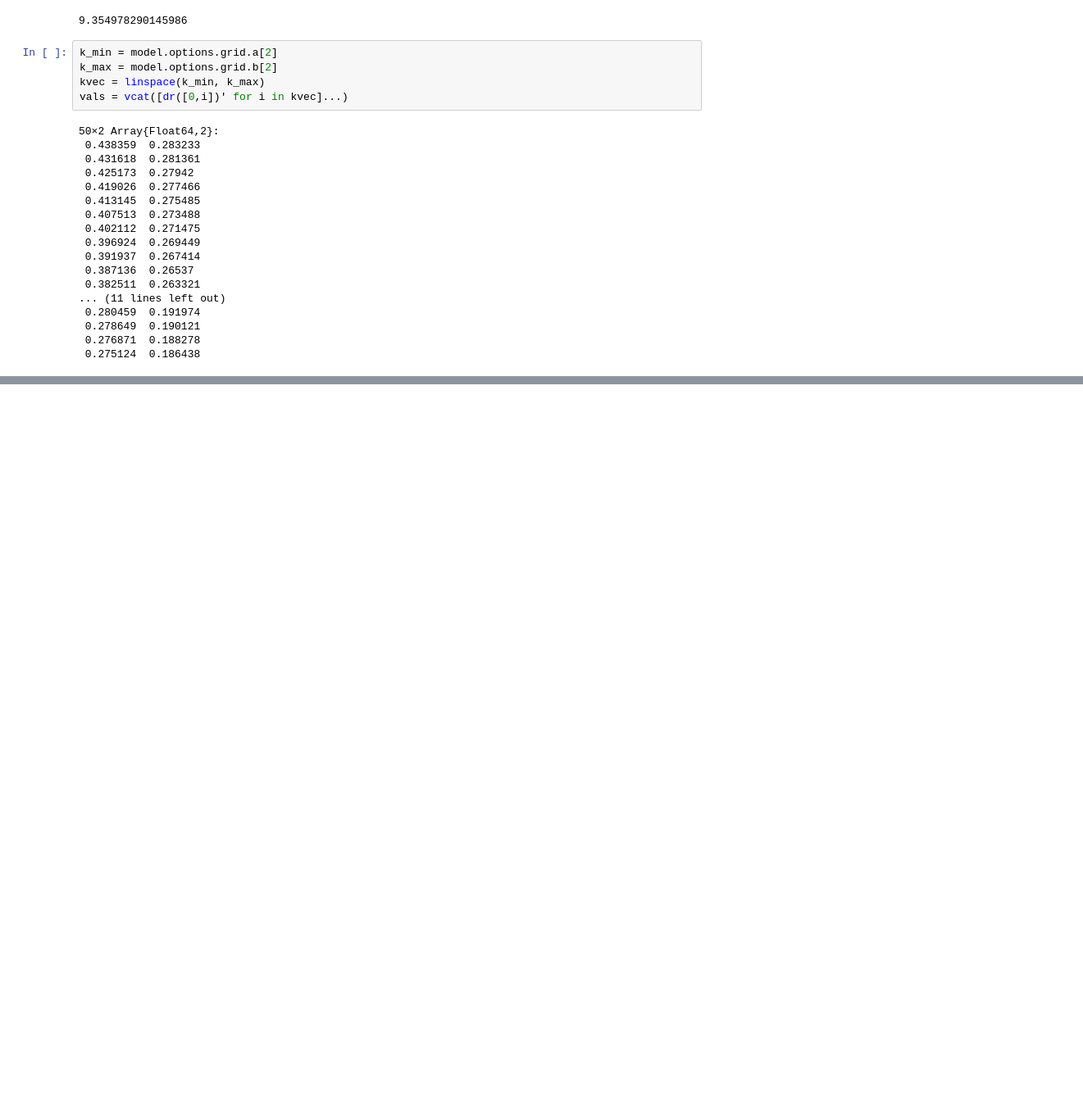
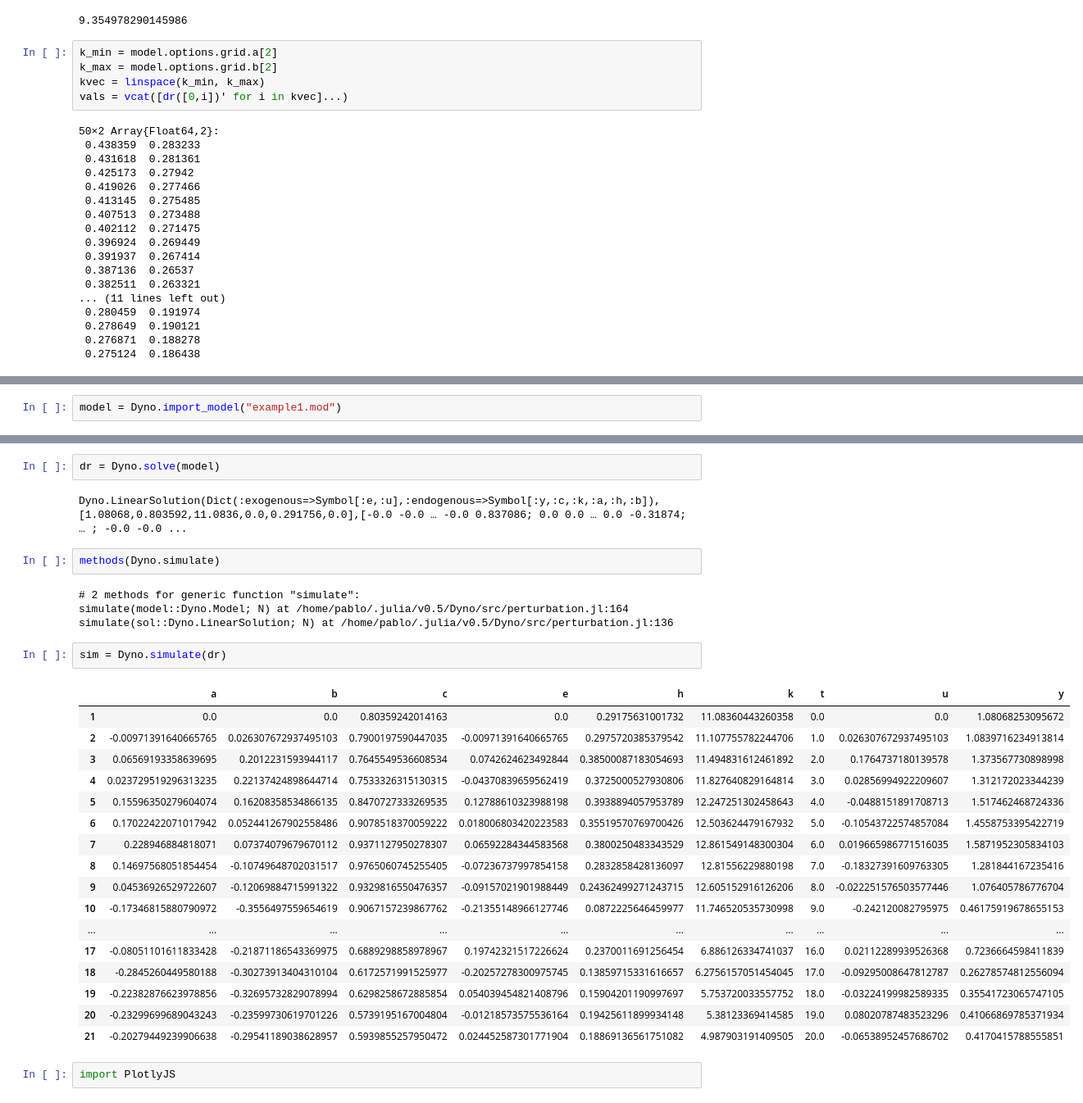
Before and after one commit to QuantEcon/RBA_RBNZ_Workshops, a Jupyter notebook: pablo/Exercises.ipynb, the cells around one changed output, grey strips where cells are left out. Shown at 82% size. Saved outputs shown, nothing was run; the diff lists cells and outputs as text; blank space fills up the shorter version.

Commit message:
Pablo: updated notebook.

```diff
--- a/pablo/Exercises.ipynb
+++ b/pablo/Exercises.ipynb
@@ -755,0 +827,2 @@ Import and solve a modfile.
+# %%
+model = Dyno.import_model("example1.mod")
@@ -755,0 +875,32 @@ Import and solve a modfile.
+# %%
+dr = Dyno.solve(model)
+# %% [output]
+Dyno.LinearSolution(Dict(:exogenous=>Symbol[:e,:u],:endogenous=>Symbol[:y,:c,:k,:a,:h,:b]),[1.08068,0.803592,11.0836,0.0,0.291756,0.0],[-0.0 -0.0 … -0.0 0.837086; 0.0 0.0 … 0.0 -0.31874; … ; -0.0 -0.0 ...
+# %%
+methods(Dyno.simulate)
+# %% [output]
+# 2 methods for generic function "simulate":
+simulate(model::Dyno.Model; N) at /home/pablo/.julia/v0.5/Dyno/src/perturbation.jl:164
+simulate(sol::Dyno.LinearSolution; N) at /home/pablo/.julia/v0.5/Dyno/src/perturbation.jl:136
+# %%
+sim = Dyno.simulate(dr)
+# %% [output]
+|  | a | b | c | e | h | k | t | u | y |
+| 1 | 0.0 | 0.0 | 0.80359242014163 | 0.0 | 0.29175631001732 | 11.08360443260358 | 0.0 | 0.0 | 1.08068253095672 |
+| 2 | -0.00971391640665765 | 0.026307672937495103 | 0.7900197590447035 | -0.00971391640665765 | 0.2975720385379542 | 11.107755782244706 | 1.0 | 0.026307672937495103 | 1.0839716234913814 |
+| 3 | 0.06569193358639695 | 0.2012231593944117 | 0.7645549536608534 | 0.0742624623492844 | 0.38500087183054693 | 11.494831612461892 | 2.0 | 0.1764737180139578 | 1.373567730898998 |
+| 4 | 0.023729519296313235 | 0.22137424898644714 | 0.7533326315130315 | -0.04370839659562419 | 0.3725000527930806 | 11.827640829164814 | 3.0 | 0.02856994922209607 | 1.312172023344239 |
+| 5 | 0.15596350279604074 | 0.16208358534866135 | 0.8470727333269535 | 0.12788610323988198 | 0.3938894057953789 | 12.247251302458643 | 4.0 | -0.0488151891708713 | 1.517462468724336 |
+| 6 | 0.17022422071017942 | 0.052441267902558486 | 0.9078518370059222 | 0.018006803420223583 | 0.35519570769700426 | 12.503624479167932 | 5.0 | -0.10543722574857084 | 1.4558753395422719 |
+| 7 | 0.228946884818071 | 0.07374079679670112 | 0.9371127950278307 | 0.06592284344583568 | 0.3800250483343529 | 12.861549148300304 | 6.0 | 0.019665986771516035 | 1.5871952305834103 |
+| 8 | 0.14697568051854454 | -0.10749648702031517 | 0.9765060745255405 | -0.07236737997854158 | 0.2832858428136097 | 12.81556229880198 | 7.0 | -0.18327391609763305 | 1.281844167235416 |
+| 9 | 0.04536926529722607 | -0.12069884715991322 | 0.9329816550476357 | -0.09157021901988449 | 0.24362499271243715 | 12.605152916126206 | 8.0 | -0.022251576503577446 | 1.076405786776704 |
+| 10 | -0.17346815880790972 | -0.3556497559654619 | 0.9067157239867762 | -0.21355148966127746 | 0.0872225646459977 | 11.746520535730998 | 9.0 | -0.242120082795975 | 0.46175919678655153 |
+| ... | ... | ... | ... | ... | ... | ... | ... | ... | ... |
+| 17 | -0.08051101611833428 | -0.21871186543369975 | 0.6889298858978967 | 0.19742321517226624 | 0.2370011691256454 | 6.886126334741037 | 16.0 | 0.02112289939526368 | 0.7236664598411839 |
+| 18 | -0.2845260449580188 | -0.30273913404310104 | 0.6172571991525977 | -0.20257278300975745 | 0.13859715331616657 | 6.2756157051454045 | 17.0 | -0.09295008647812787 | 0.26278574812556094 |
+| 19 | -0.22382876623978856 | -0.32695732829078994 | 0.6298258672885854 | 0.054039454821408796 | 0.15904201190997697 | 5.753720033557752 | 18.0 | -0.03224199982589335 | 0.35541723065747105 |
+| 20 | -0.23299699689043243 | -0.23599730619701226 | 0.5739195167004804 | -0.01218573575536164 | 0.19425611899934148 | 5.38123369414585 | 19.0 | 0.08020787483523296 | 0.41066869785371934 |
+| 21 | -0.20279449239906638 | -0.29541189038628957 | 0.5939855257950472 | 0.024452587301771904 | 0.18869136561751082 | 4.987903191409505 | 20.0 | -0.06538952457686702 | 0.4170415788555851 |
+# %%
+import PlotlyJS
```
Also changed, not shown: parts of 35 cells of this notebook.
